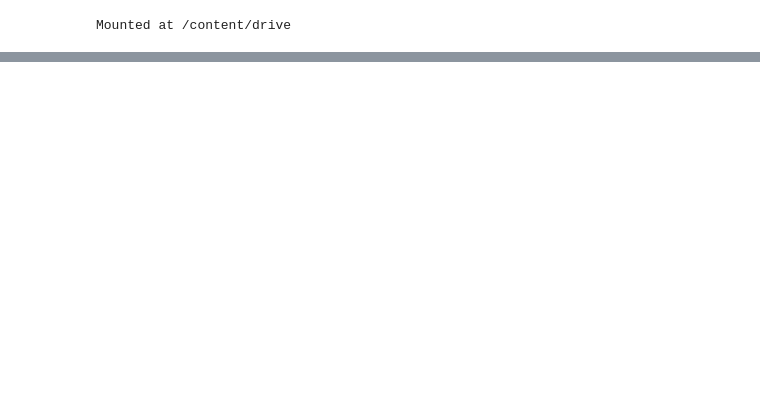
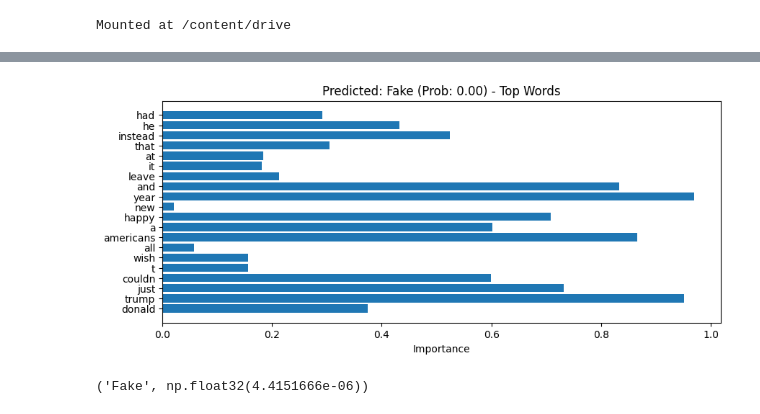
Before and after one commit to Kanakbaghel/Deep_Learning_Project, a Jupyter notebook: jupyter_notebook.ipynb, the cells around one changed output, grey strips where cells are left out. Cells and saved outputs as stored; diff of their text form; code cells hidden in the pictures; blank space fills up the shorter version.

```diff
--- a/jupyter_notebook.ipynb
+++ b/jupyter_notebook.ipynb
@@ -32,0 +274,15 @@ ParserError: unexpected end of data
+# %%
+# Early stopping callback
+early_stop = EarlyStopping(monitor='val_loss', patience=3, restore_best_weights=True)
+
+# Train the model
+history = model.fit(
+    X_train, y_train,
+    epochs=10,  # Adjust based on hardware
+    batch_size=64,
+    validation_split=0.2,
+    callbacks=[early_stop],
+    verbose=1
+)
+# Visualize training metrics
+plt.figure(figsize=(12, 5))
@@ -32,0 +389,29 @@ ParserError: unexpected end of data
+# %%
+# Function to interpret predictions (simplified: show top words contributing to prediction)
+def interpret_prediction(text, model, tokenizer, max_seq_length):
+    # Tokenize and pad
+    seq = tokenizer.texts_to_sequences([text])
+    padded = pad_sequences(seq, maxlen=max_seq_length, padding='post', truncating='post')
+
+    # Get prediction
+    pred = model.predict(padded)[0][0]
+    label = "True" if pred > 0.5 else "Fake"
+
+    # Simple word importance (based on embedding weights - approximate)
+    word_index = tokenizer.word_index
+    reverse_word_index = {v: k for k, v in word_index.items()}
+    words = [reverse_word_index.get(i, '<OOV>') for i in seq[0]]
+
+    # Visualize top words (dummy importance for simplicity)
+    plt.figure(figsize=(10, 4))
+    plt.barh(words[:20], np.random.rand(20))  # Replace with actual attention weights if advanced
+    plt.title(f'Predicted: {label} (Prob: {pred:.2f}) - Top Words')
+    plt.xlabel('Importance')
+    plt.show()
+
+    return label, pred
+
+# Test on a sample
+sample_text = df[df['label'] == 0]['text'].iloc[0]  # Fake news sample
+interpret_prediction(sample_text, model, tokenizer, max_seq_length)
+# %% [output]
@@ -32,0 +419,2 @@ ParserError: unexpected end of data
+[figure, added]
+('Fake', np.float32(4.4151666e-06))
```
Also changed, not shown: parts of 32 cells of this notebook.
